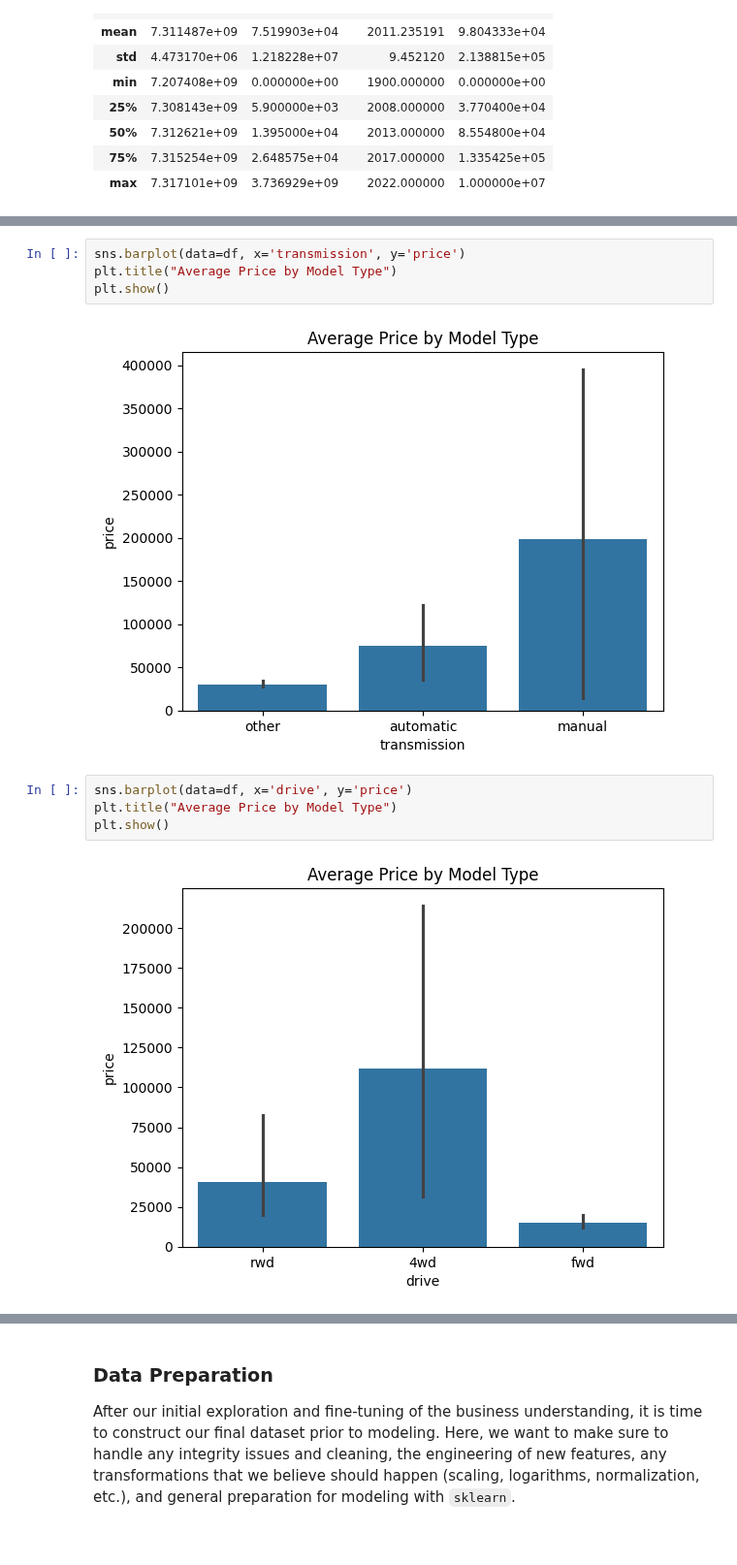
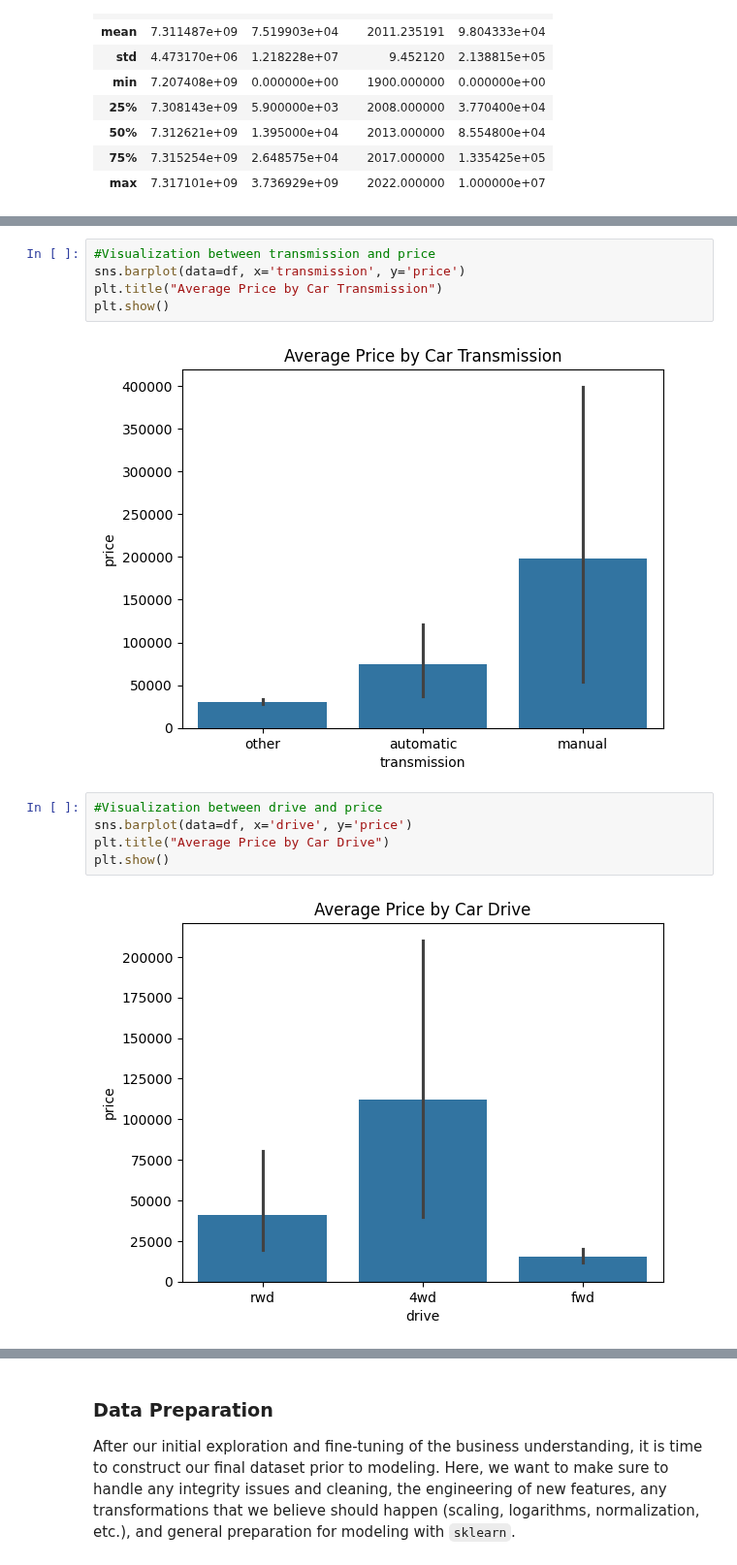
Before and after one commit to RichArden1900/Practical-Application-II-Assignment-11.1, a Jupyter notebook: prompt_II.ipynb, the cells around one changed output, grey strips where cells are left out. Shown at 97% size. Cells and saved outputs as stored; diff of their text form.

```diff
--- a/prompt_II.ipynb
+++ b/prompt_II.ipynb
@@ -90,13 +114,15 @@ plt.show()
 # %%
+#Visualization between transmission and price
 sns.barplot(data=df, x='transmission', y='price')
-plt.title("Average Price by Model Type")
+plt.title("Average Price by Car Transmission")
 plt.show()
 # %% [output]
-[figure, old version]
+[figure, new version]
 # %%
+#Visualization between drive and price
 sns.barplot(data=df, x='drive', y='price')
-plt.title("Average Price by Model Type")
+plt.title("Average Price by Car Drive")
 plt.show()
 # %% [output]
-[figure, old version]
+[figure, new version]
 # %%
```
Also changed, not shown: parts of 7 cells of this notebook.
